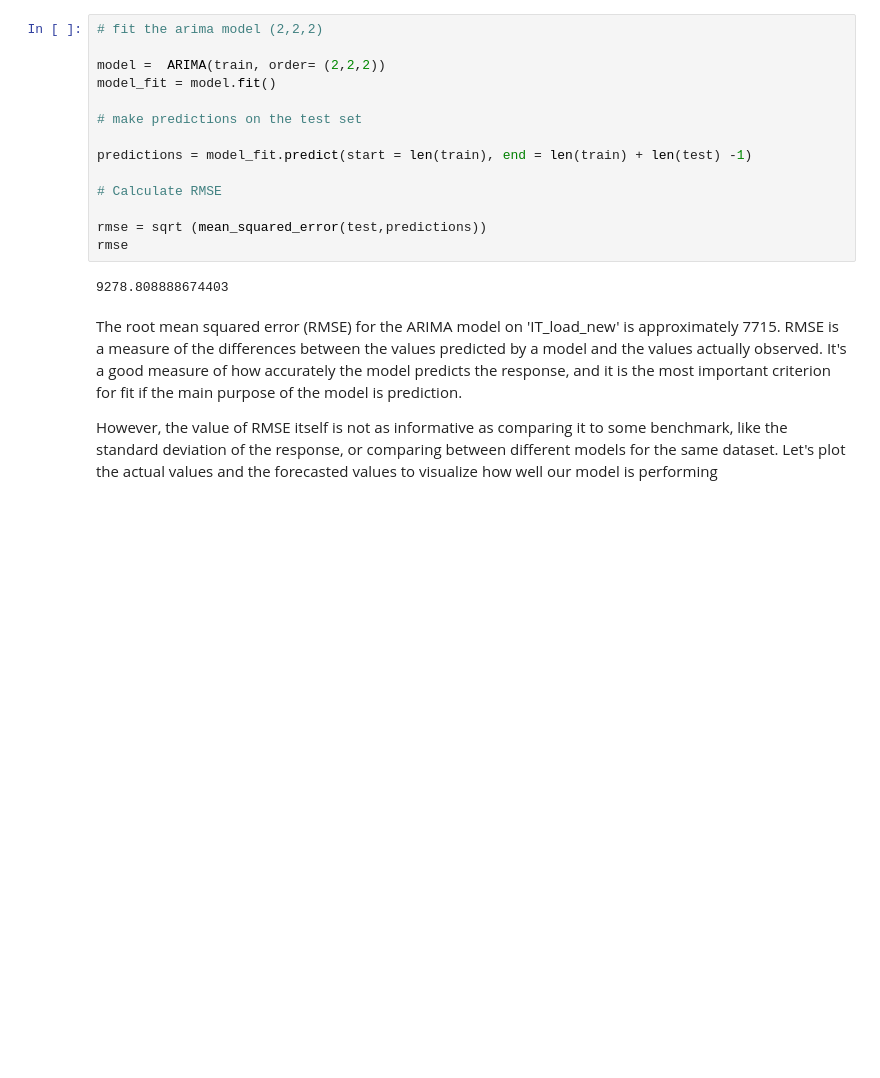
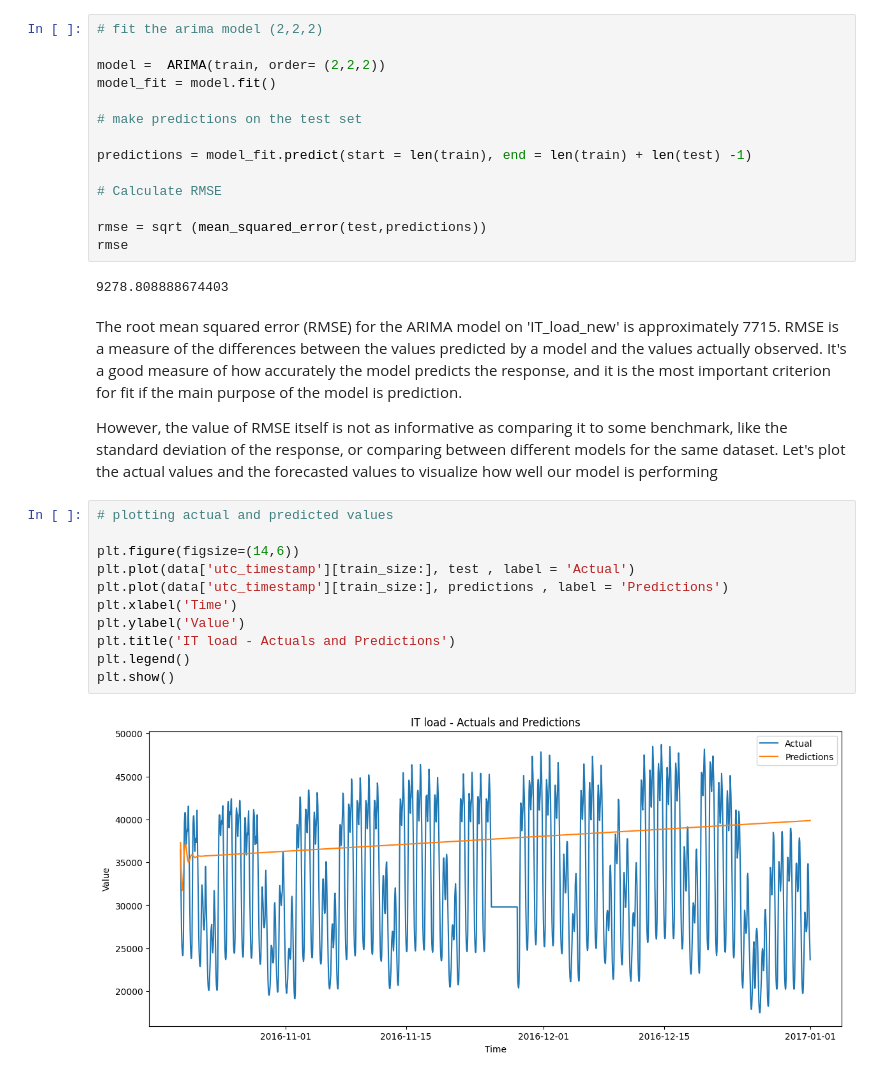
Before and after one commit to NishanD21/Energy-Demand-Forecasting---Time-Series-Analysis, a Jupyter notebook: energy.ipynb, the cells around one changed output. Cells and saved outputs as stored; diff of their text form; blank space fills up the shorter version.

```diff
--- a/energy.ipynb
+++ b/energy.ipynb
@@ -185,3 +185,16 @@ rmse
 The root mean squared error (RMSE) for the ARIMA model on 'IT_load_new' is approximately 7715. RMSE is a measure of the differences between the values predicted by a model and the values actually observed. It's a good measure of how accurately the model predicts the response, and it is the most important criterion for fit if the main purpose of the model is prediction.
 
 However, the value of RMSE itself is not as informative as comparing it to some benchmark, like the standard deviation of the response, or comparing between different models for the same dataset. Let's plot the actual values and the forecasted values to visualize how well our model is performing
+# %%
+# plotting actual and predicted values
+
+plt.figure(figsize=(14,6))
+plt.plot(data['utc_timestamp'][train_size:], test , label = 'Actual')
+plt.plot(data['utc_timestamp'][train_size:], predictions , label = 'Predictions')
+plt.xlabel('Time')
+plt.ylabel('Value')
+plt.title('IT load - Actuals and Predictions')
+plt.legend()
+plt.show()
+# %% [output]
+[figure, added]
```
Also changed, not shown: parts of 3 cells of this notebook.
